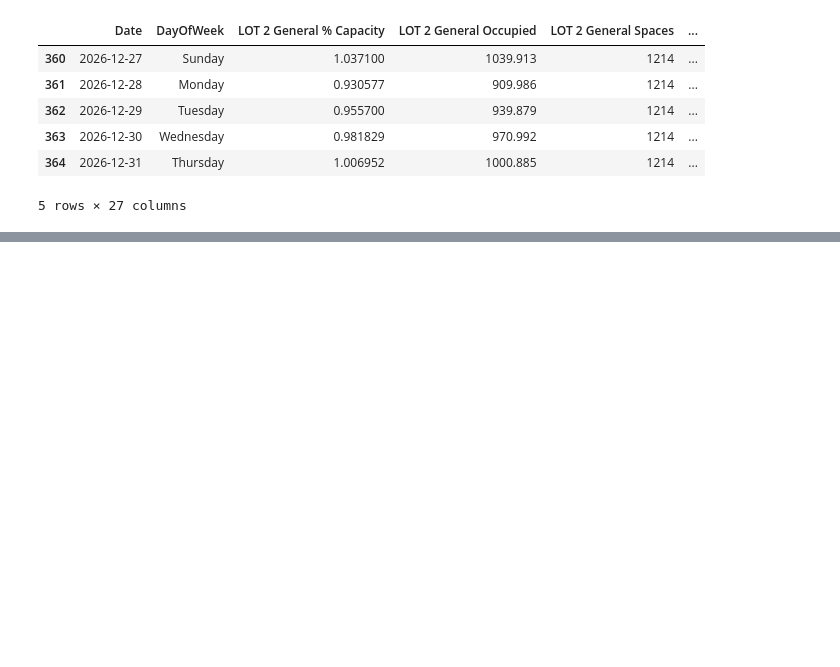
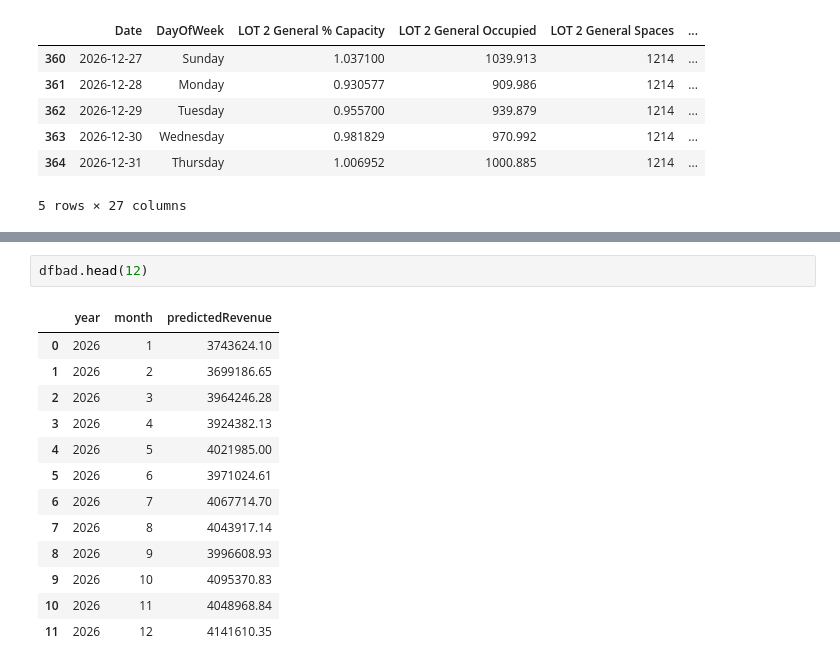
Before and after one commit to doom-boy/Ontario-Competition-Project, a Jupyter notebook: dynamicOccupationsHypothetical-Copy1.ipynb, the cells around one changed output, grey strips where cells are left out. Saved outputs shown, nothing was run; the diff lists cells and outputs as text; blank space fills up the shorter version.

```diff
--- a/dynamicOccupationsHypothetical-Copy1.ipynb
+++ b/dynamicOccupationsHypothetical-Copy1.ipynb
@@ -911,0 +921,16 @@ df_hypo_converge.to_csv("IDEALoccupations.csv", index = False)
+# %%
+dfbad.head(12)
+# %% [output]
+|  | year | month | predictedRevenue |
+| 0 | 2026 | 1 | 3743624.10 |
+| 1 | 2026 | 2 | 3699186.65 |
+| 2 | 2026 | 3 | 3964246.28 |
+| 3 | 2026 | 4 | 3924382.13 |
+| 4 | 2026 | 5 | 4021985.00 |
+| 5 | 2026 | 6 | 3971024.61 |
+| 6 | 2026 | 7 | 4067714.70 |
+| 7 | 2026 | 8 | 4043917.14 |
+| 8 | 2026 | 9 | 3996608.93 |
+| 9 | 2026 | 10 | 4095370.83 |
+| 10 | 2026 | 11 | 4048968.84 |
+| 11 | 2026 | 12 | 4141610.35 |
```
Also changed, not shown: parts of 7 cells of this notebook, 9 other files.
